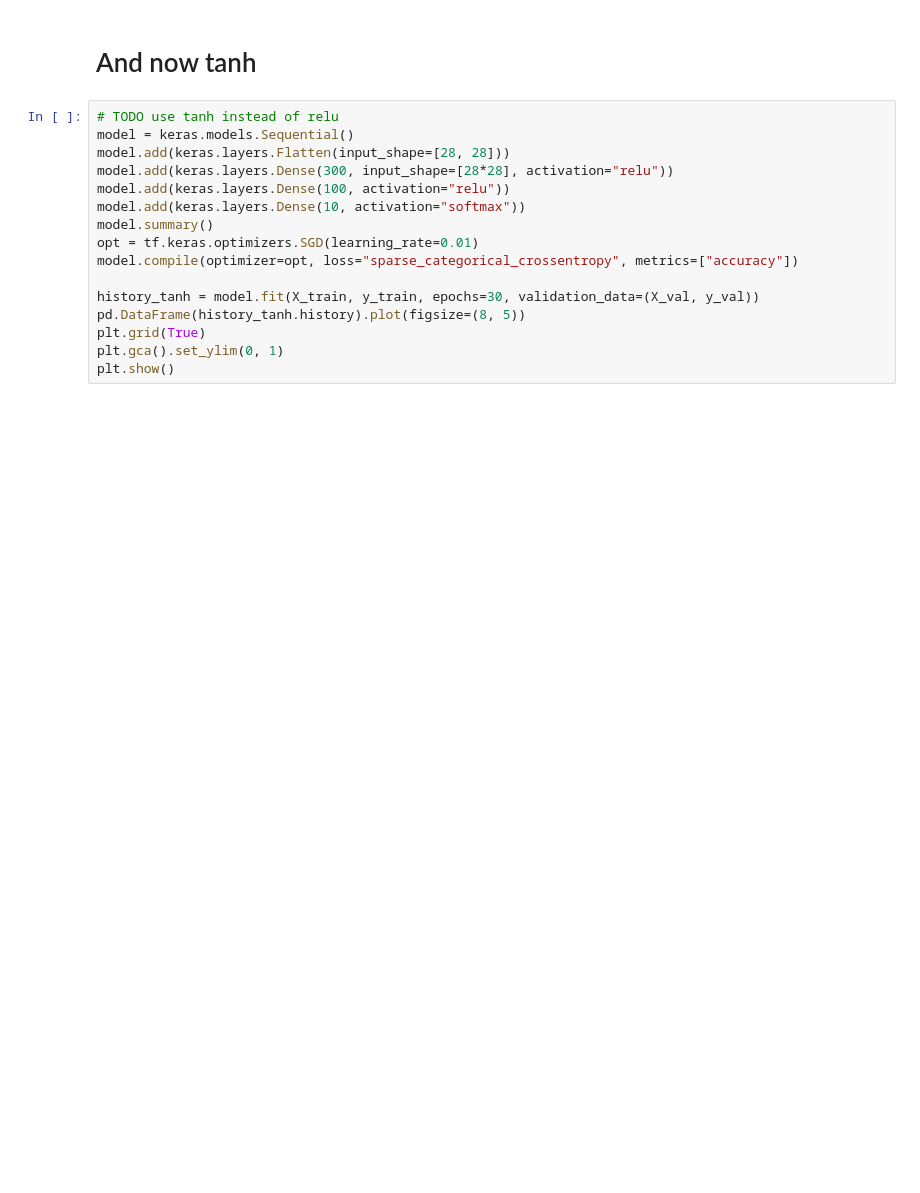
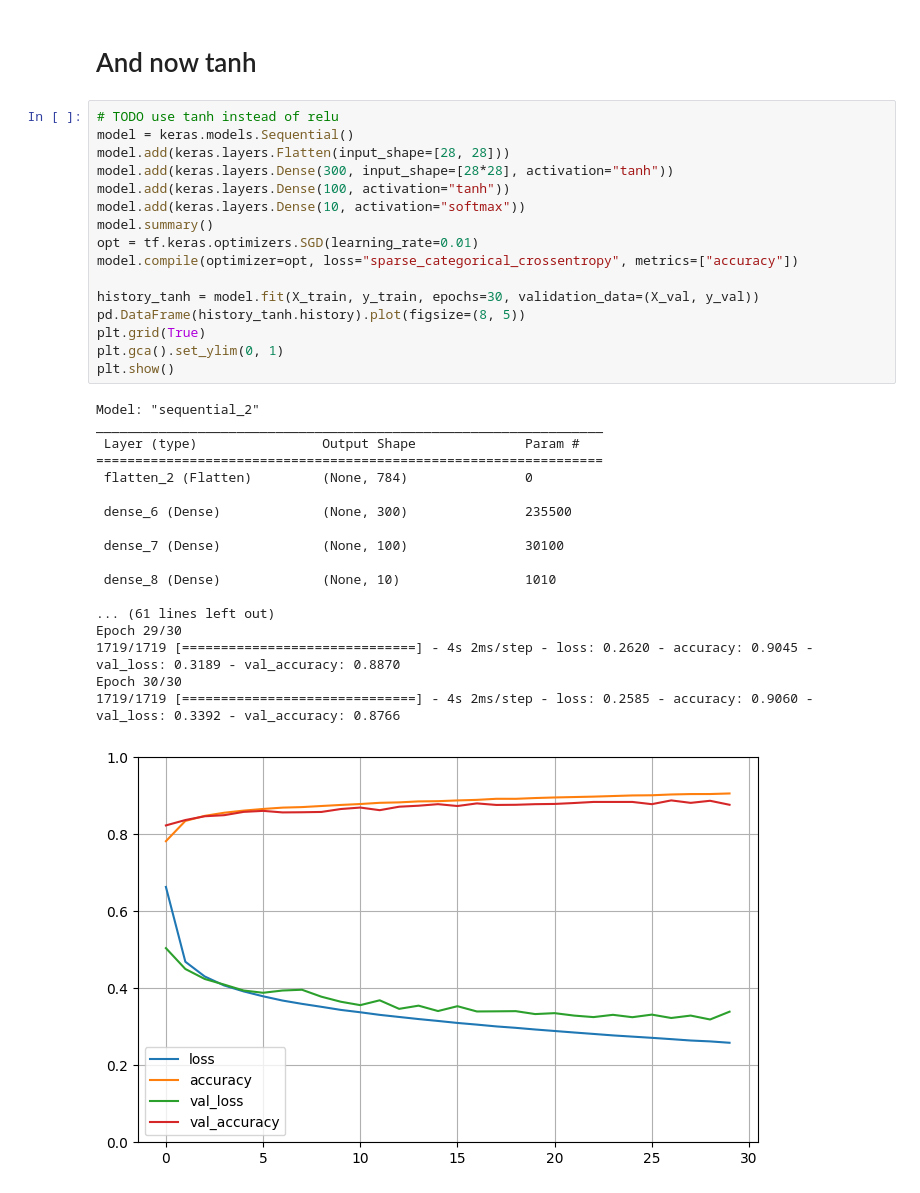
Before and after one commit to PhilReg/LabexercisesComplete, a Jupyter notebook: Assignment10/Fashion_MNIST_hyperparams_for_students.ipynb, the cells around one changed output. Cells and saved outputs as stored; diff of their text form; blank space fills up the shorter version.

```diff
--- a/Assignment10/Fashion_MNIST_hyperparams_for_students.ipynb
+++ b/Assignment10/Fashion_MNIST_hyperparams_for_students.ipynb
@@ -82,19 +122,38 @@ plt.show()
 # %%
 # TODO use tanh instead of relu
 model = keras.models.Sequential()
 model.add(keras.layers.Flatten(input_shape=[28, 28]))
-model.add(keras.layers.Dense(300, input_shape=[28*28], activation="relu"))
-model.add(keras.layers.Dense(100, activation="relu"))
+model.add(keras.layers.Dense(300, input_shape=[28*28], activation="tanh"))
+model.add(keras.layers.Dense(100, activation="tanh"))
 model.add(keras.layers.Dense(10, activation="softmax"))
 model.summary()
 opt = tf.keras.optimizers.SGD(learning_rate=0.01)
 model.compile(optimizer=opt, loss="sparse_categorical_crossentropy", metrics=["accuracy"])
 
 history_tanh = model.fit(X_train, y_train, epochs=30, validation_data=(X_val, y_val))
 pd.DataFrame(history_tanh.history).plot(figsize=(8, 5))
 plt.grid(True)
 plt.gca().set_ylim(0, 1)
 plt.show()
+# %% [output]
+Model: "sequential_2"
+_________________________________________________________________
+ Layer (type)                Output Shape              Param #
+=================================================================
+ flatten_2 (Flatten)         (None, 784)               0
+
+ dense_6 (Dense)             (None, 300)               235500
+
+ dense_7 (Dense)             (None, 100)               30100
+
+ dense_8 (Dense)             (None, 10)                1010
+
+... (61 lines left out)
+Epoch 29/30
+1719/1719 [==============================] - 4s 2ms/step - loss: 0.2620 - accuracy: 0.9045 - val_loss: 0.3189 - val_accuracy: 0.8870
+Epoch 30/30
+1719/1719 [==============================] - 4s 2ms/step - loss: 0.2585 - accuracy: 0.9060 - val_loss: 0.3392 - val_accuracy: 0.8766
+[figure, added]
 # %%
 # Data visualization
 n_rows = 3
```
Also changed, not shown: parts of 17 cells of this notebook.
